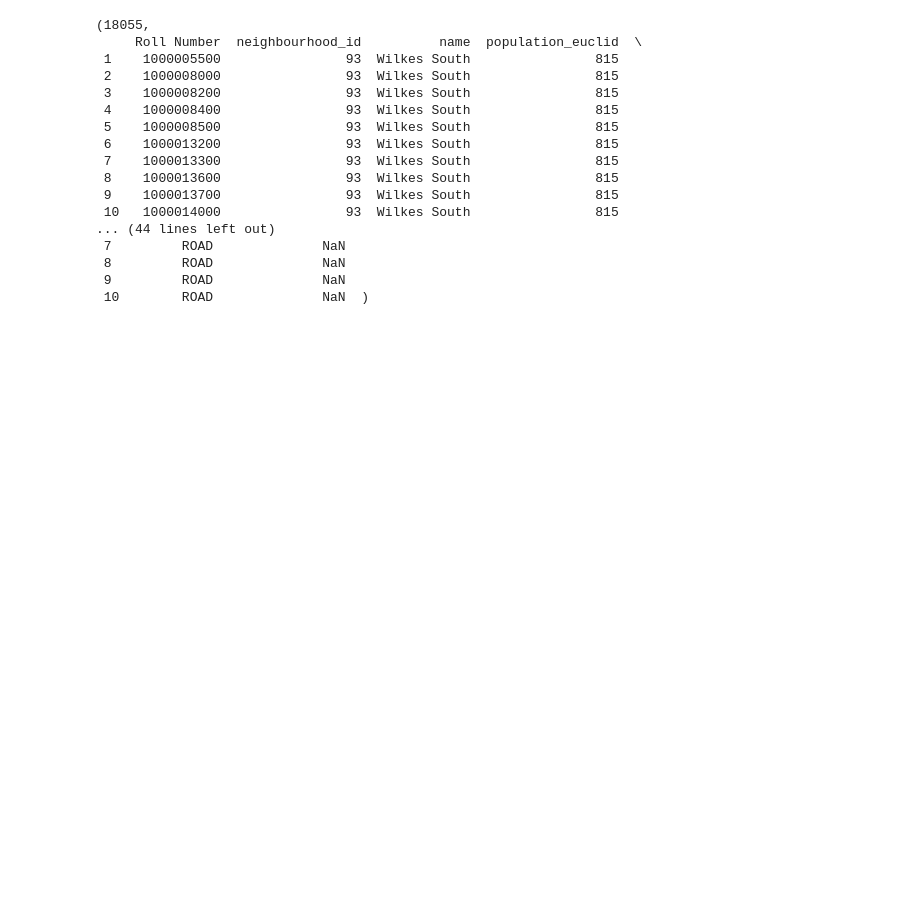
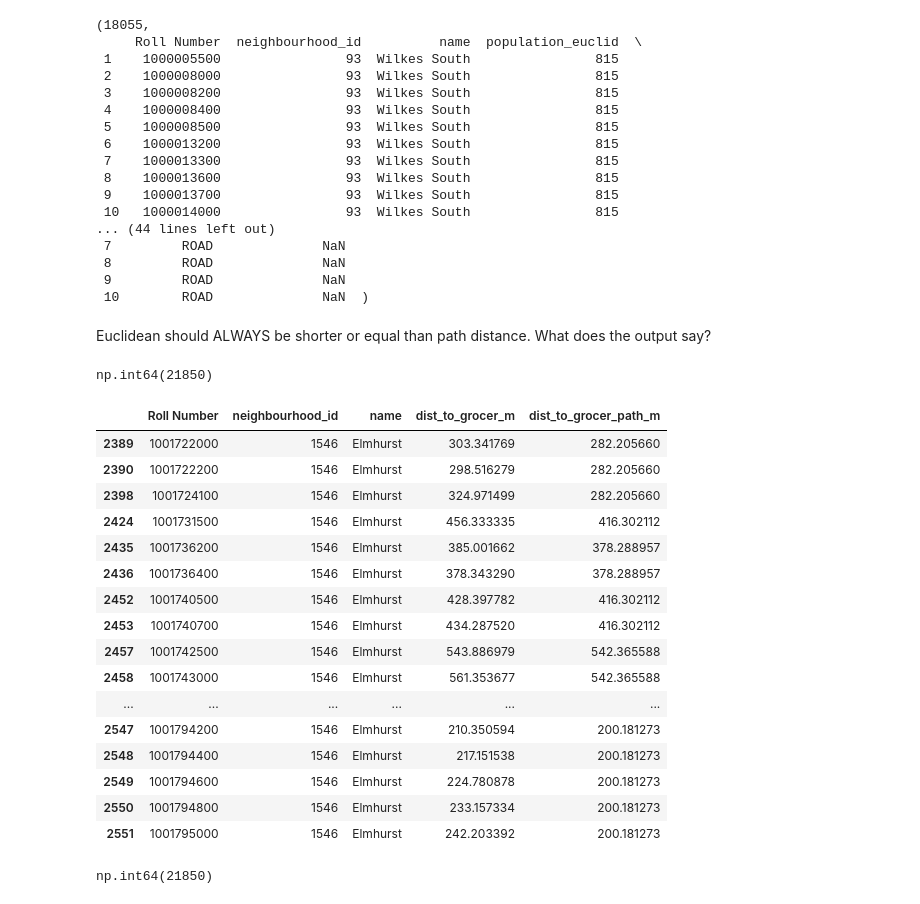
Before and after one commit to kurthuff/wpg_food_desert, a Jupyter notebook: notebooks/euclid_vs_path_audit.ipynb, the cells around one changed output. Drawn from its saved outputs; the diff is of its cells as text; code cells hidden in the pictures; blank space fills up the shorter version.

```diff
--- a/notebooks/euclid_vs_path_audit.ipynb
+++ b/notebooks/euclid_vs_path_audit.ipynb
@@ -173,3 +171,41 @@ len(suspect), suspect.head(10)
  8         ROAD              NaN
  9         ROAD              NaN
  10        ROAD              NaN  )
+# %% [markdown]
+Euclidean should ALWAYS be shorter or equal than path distance. What does the output say?
+# %%
+import numpy as np
+
+dist_e = "dist_to_grocer_m"
+dist_p = "dist_to_grocer_path_m"
+
+# 1. find parcels where path is *shorter* than straight-line
+shorter_mask = merged[dist_p] < merged[dist_e]
+num_shorter = shorter_mask.sum()
+num_shorter
+# %% [output]
+np.int64(21850)
+# %%
+merged.loc[shorter_mask, ["Roll Number", "neighbourhood_id", "name", dist_e, dist_p]].head(20)
+# %% [output]
+|  | Roll Number | neighbourhood_id | name | dist_to_grocer_m | dist_to_grocer_path_m |
+| 2389 | 1001722000 | 1546 | Elmhurst | 303.341769 | 282.205660 |
+| 2390 | 1001722200 | 1546 | Elmhurst | 298.516279 | 282.205660 |
+| 2398 | 1001724100 | 1546 | Elmhurst | 324.971499 | 282.205660 |
+| 2424 | 1001731500 | 1546 | Elmhurst | 456.333335 | 416.302112 |
+| 2435 | 1001736200 | 1546 | Elmhurst | 385.001662 | 378.288957 |
+| 2436 | 1001736400 | 1546 | Elmhurst | 378.343290 | 378.288957 |
+| 2452 | 1001740500 | 1546 | Elmhurst | 428.397782 | 416.302112 |
+| 2453 | 1001740700 | 1546 | Elmhurst | 434.287520 | 416.302112 |
+| 2457 | 1001742500 | 1546 | Elmhurst | 543.886979 | 542.365588 |
+| 2458 | 1001743000 | 1546 | Elmhurst | 561.353677 | 542.365588 |
+| ... | ... | ... | ... | ... | ... |
+| 2547 | 1001794200 | 1546 | Elmhurst | 210.350594 | 200.181273 |
+| 2548 | 1001794400 | 1546 | Elmhurst | 217.151538 | 200.181273 |
+| 2549 | 1001794600 | 1546 | Elmhurst | 224.780878 | 200.181273 |
+| 2550 | 1001794800 | 1546 | Elmhurst | 233.157334 | 200.181273 |
+| 2551 | 1001795000 | 1546 | Elmhurst | 242.203392 | 200.181273 |
+# %%
+shorter_mask.sum()
+# %% [output]
+np.int64(21850)
```
Also changed, not shown: parts of 3 cells of this notebook, 5 other files.
